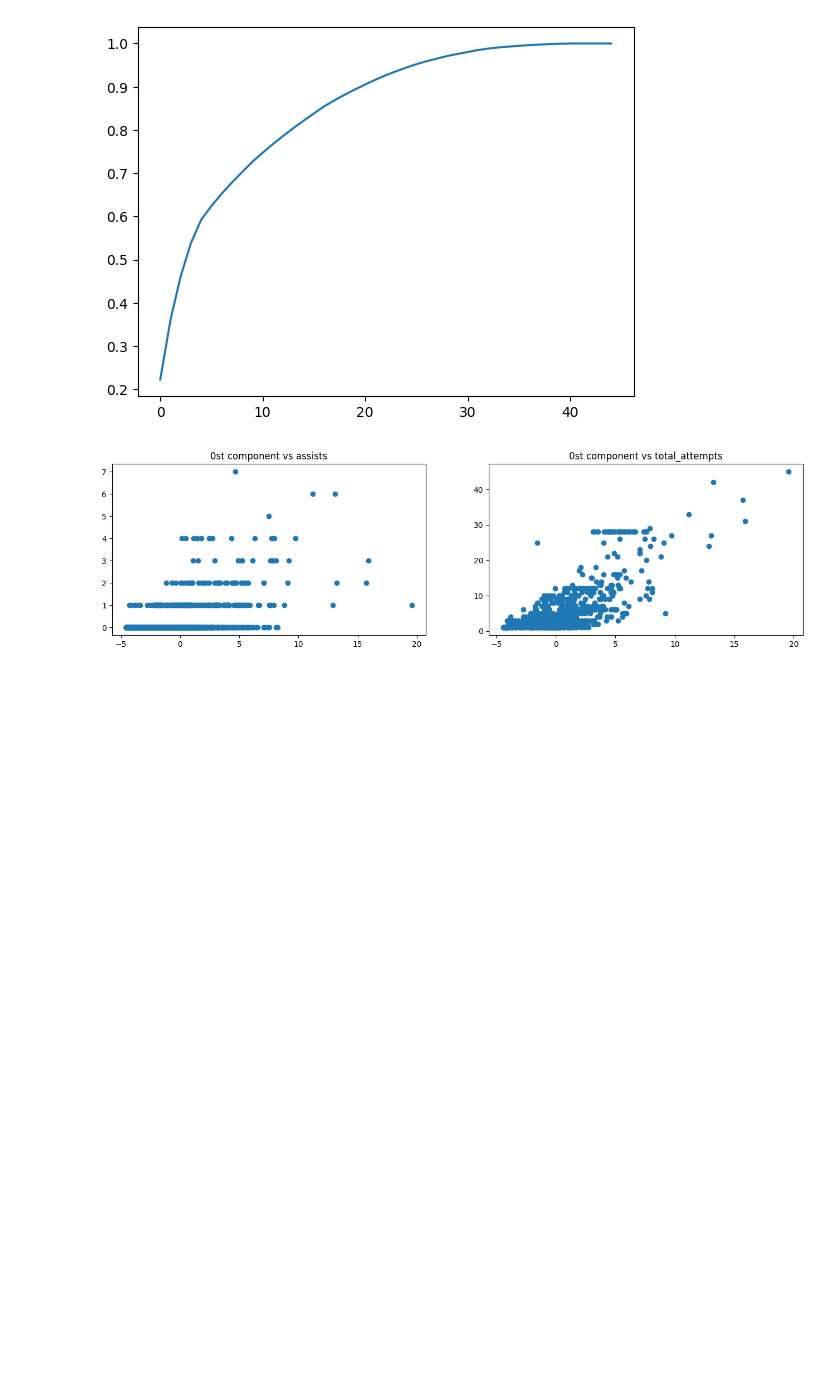
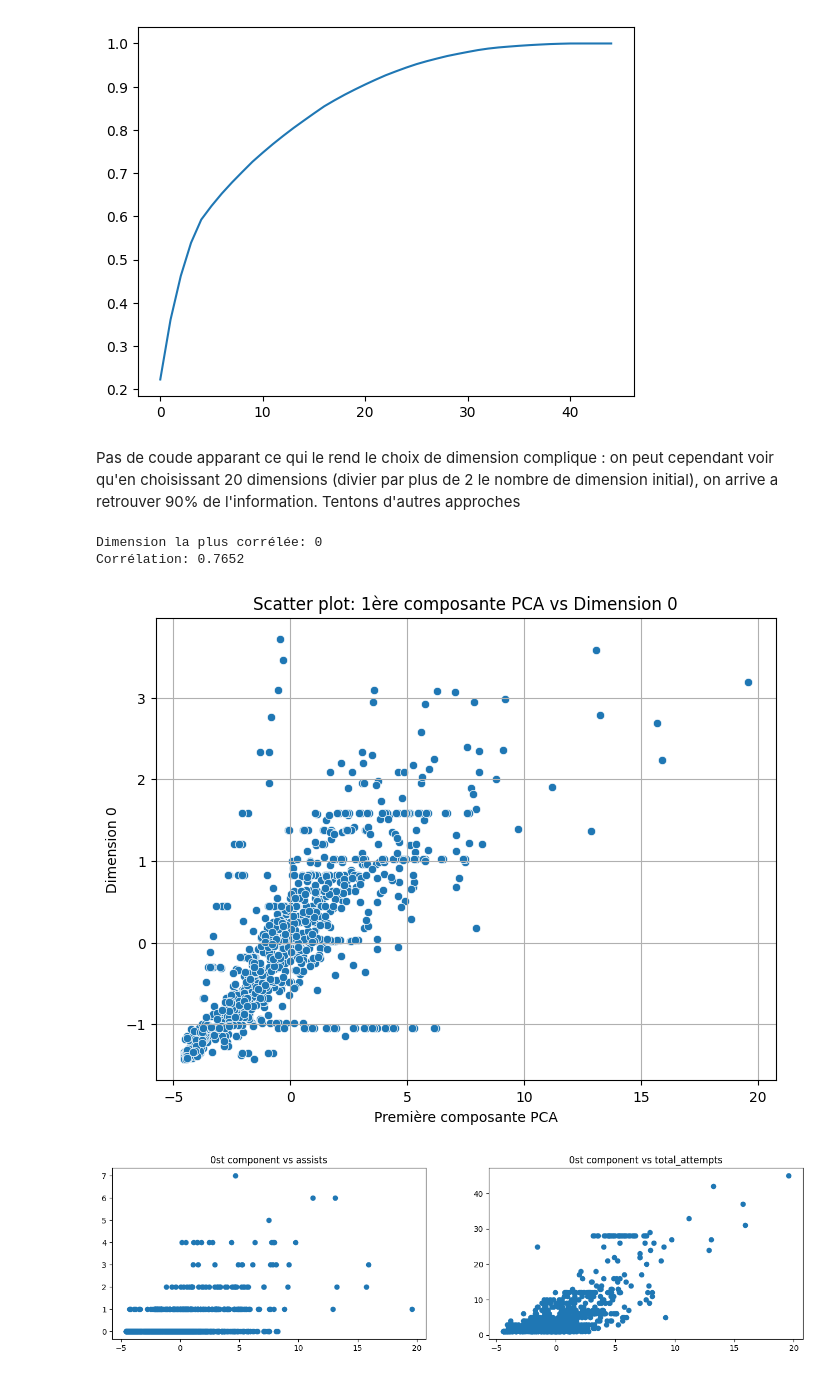
Before and after one commit to elouanzer/challenge1, a Jupyter notebook: champions league.ipynb, the cells around one changed output. Saved outputs shown, nothing was run; the diff lists cells and outputs as text; code cells hidden in the pictures; blank space fills up the shorter version.

```diff
--- a/champions league.ipynb
+++ b/champions league.ipynb
@@ -154,6 +160,34 @@ plt.plot(np.cumsum(pca.explained_variance_ratio_))
 # %% [output]
 [<matplotlib.lines.Line2D at 0x...>]
 [figure]
+# %% [markdown]
+Pas de coude apparant ce qui le rend le choix de dimension complique : on peut cependant voir qu'en choisissant 20 dimensions (divier par plus de 2 le nombre de dimension initial), on arrive a retrouver 90% de l'information. Tentons d'autres approches
+# %%
+pca = PCA(n_components=X.shape[1])
+X_pca = pca.fit_transform(X_scaled)
+first_pca_component = X_pca[:, 0]
+correlations = []
+for i in range(X_scaled.shape[1]):
+    corr = np.corrcoef(first_pca_component, X_scaled[:, i])[0, 1]
+    correlations.append(corr)
+
+best_index = np.argmax(np.abs(correlations))
+best_corr = correlations[best_index]
+
+print(f"Dimension la plus corrélée: {best_index}")
+print(f"Corrélation: {best_corr:.4f}")
+
+plt.figure(figsize=(8, 6))
+sns.scatterplot(x=first_pca_component, y=X_scaled[:, best_index])
+plt.title(f"Scatter plot: 1ère composante PCA vs Dimension {best_index}")
+plt.xlabel('Première composante PCA')
+plt.ylabel(f'Dimension {best_index}')
+plt.grid(True)
+plt.show()
+# %% [output]
+Dimension la plus corrélée: 0
+Corrélation: 0.7652
+[figure, added]
 # %%
 X_proj = pca.transform(X_scaled)
 # %%
```
Also changed, not shown: parts of 7 cells of this notebook.
